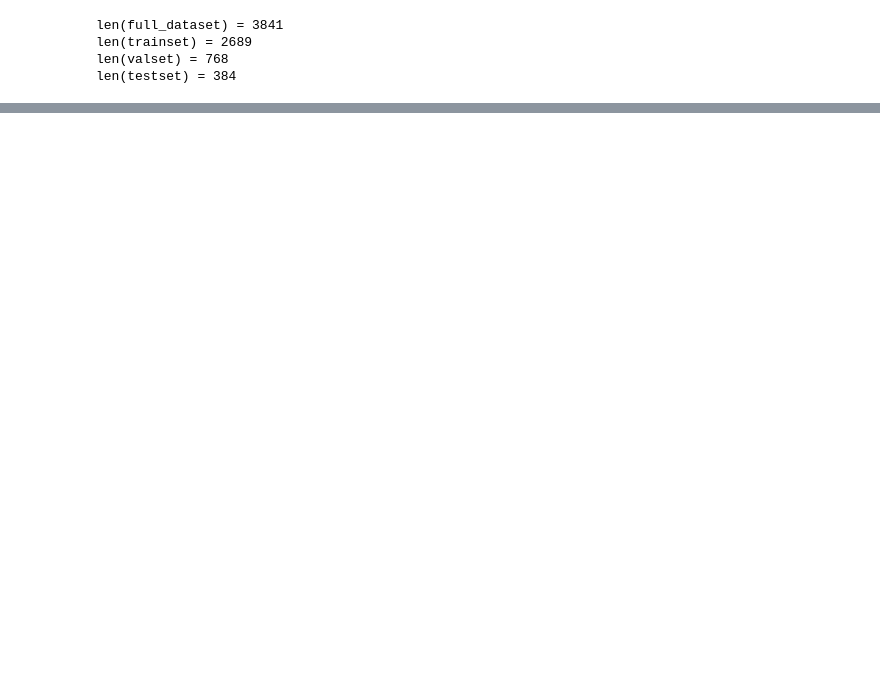
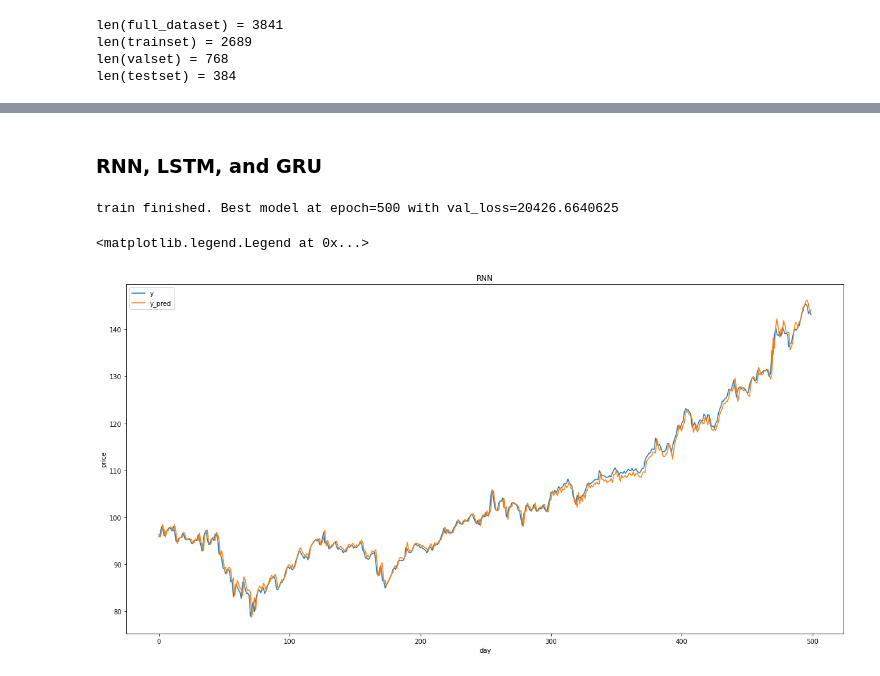
Before and after one commit to xiaoshaoyc/CSCI-4962, a Jupyter notebook: CSCI_4962_hw4.ipynb, the cells around one changed output, grey strips where cells are left out. Drawn from its saved outputs; the diff is of its cells as text; code cells hidden in the pictures; blank space fills up the shorter version.

```diff
--- a/CSCI_4962_hw4.ipynb
+++ b/CSCI_4962_hw4.ipynb
@@ -367,22 +359,0 @@ plt.legend()
-# %%
-dataset = ArrayDataset(raw_dataset['High'].values, input_len=80)
-model = LstmNetwork().to(device)
-loss_fn = nn.MSELoss()
-# optimizer = optim.RMSprop(model.parameters(), \
-#       lr=0.01, alpha=0.99, eps=1e-08, weight_decay=0.01, momentum=0.9)
-optimizer = optim.Adam(model.parameters(), lr=0.01, betas=(0.9,0.9), eps=1e-8, weight_decay=0.001)
-dataloader = DataLoader(dataset, batch_size=len(dataset)//4, shuffle=True)
-loss_list, _ = train(500, model, loss_fn, optimizer, dataloader)
-
-y_list = []
-y_pred_list = []
-for i in range(1000, 1500):
-  x, y = dataset[i]
-  x= x.to(device).reshape(1, -1, 1)
-  y_list.append(y.item())
-  y_pred = model(x)
-  y_pred_list.append(y_pred.item())
-
-plt.plot(y_list, label='y_list')
-plt.plot(y_pred_list, label='y_pred')
-plt.legend()
@@ -427,0 +391,2 @@ As mentioned in previous homework, the EDA we can do for graphic input is limite
+# %% [markdown]
+### RNN, LSTM, and GRU
@@ -427,0 +397,27 @@ As mentioned in previous homework, the EDA we can do for graphic input is limite
+# %%
+model1 = RNNNetwork().to(device)
+loss_fn = nn.MSELoss()
+optimizer = optim.Adam(model1.parameters(), lr=0.01, betas=(0.9,0.9), eps=1e-8, weight_decay=0.001)
+dataloader = DataLoader(dataset, batch_size=len(dataset), shuffle=True)
+valloader = DataLoader(valset, batch_size=len(valset), shuffle=False)
+loss_list1, _ = train(500, model1, loss_fn, optimizer, dataloader, valloader)
+
+y_list = []
+y_pred_list = []
+for i in range(1000, 1500)[::-1]:
+  x, y = dataset[i]
+  x= x.to(device).reshape(1, -1, 1)
+  y_list.append(y.item())
+  y_pred = model1(x)
+  y_pred_list.append(y_pred.item())
+
+plt.plot(y_list, label='y')
+plt.plot(y_pred_list, label='y_pred')
+plt.xlabel("day")
+plt.ylabel("price")
+plt.title("RNN")
+plt.legend()
+# %% [output]
+train finished. Best model at epoch=500 with val_loss=20426.6640625
+<matplotlib.legend.Legend at 0x...>
+[figure, added]
```
Also changed, not shown: parts of 34 cells of this notebook.
